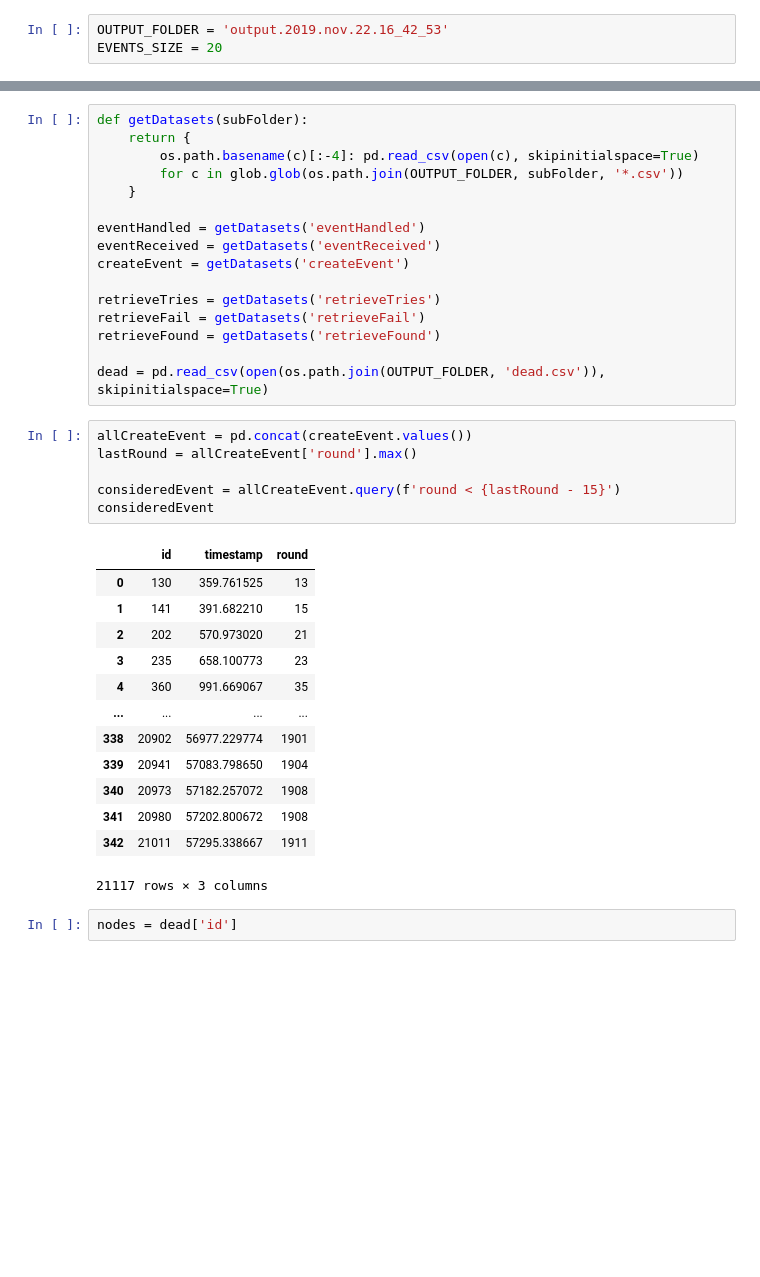
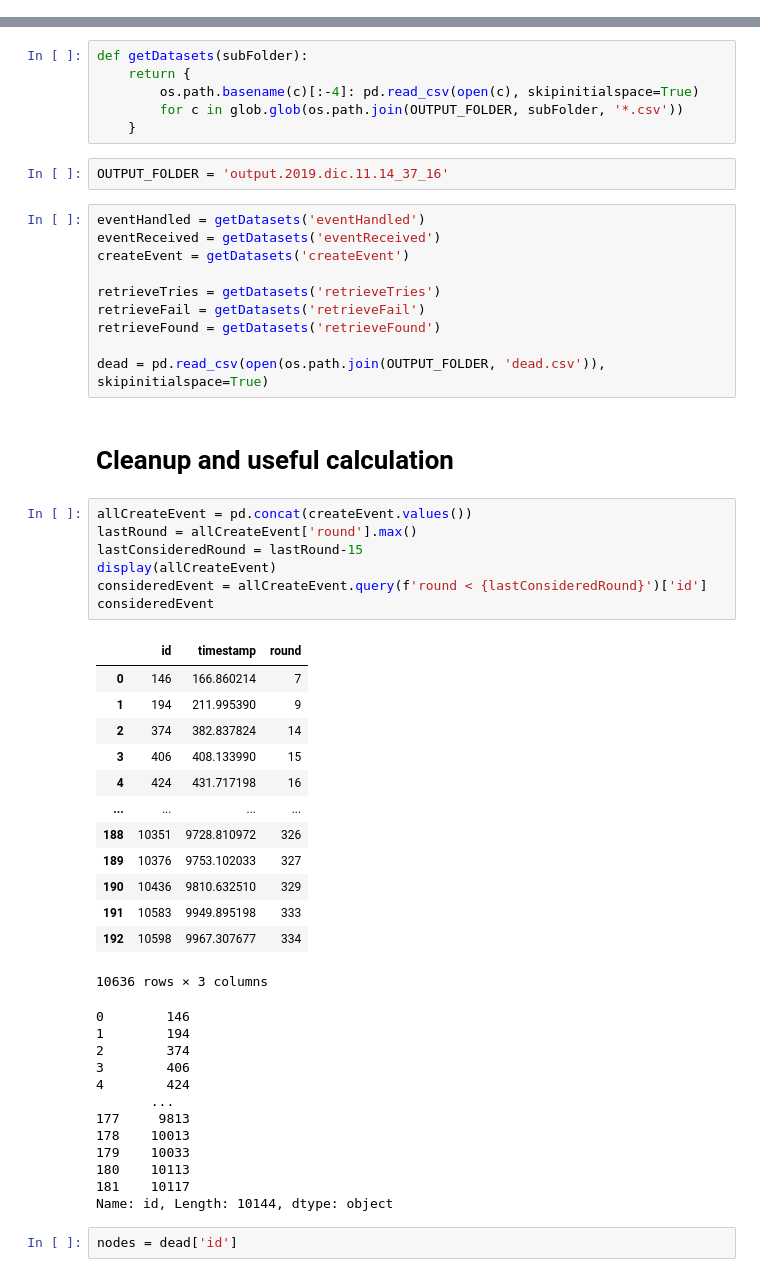
Before and after one commit to esoprana/dsProj1, a Jupyter notebook: analizeRun.ipynb, the cells around one changed output, grey strips where cells are left out. Saved outputs shown, nothing was run; the diff lists cells and outputs as text; blank space fills up the shorter version.

```diff
--- a/analizeRun.ipynb
+++ b/analizeRun.ipynb
@@ -5,3 +0,0 @@ import glob
-# %%
-OUTPUT_FOLDER = 'output.2019.nov.22.16_42_53'
-EVENTS_SIZE = 20
@@ -8,10 +11,12 @@ EVENTS_SIZE = 20
+# %%
+def getDatasets(subFolder):
+    return {
+        os.path.basename(c)[:-4]: pd.read_csv(open(c), skipinitialspace=True)
+        for c in glob.glob(os.path.join(OUTPUT_FOLDER, subFolder, '*.csv'))
+    }
+# %%
+OUTPUT_FOLDER = 'output.2019.dic.11.14_37_16'
 # %%
-def getDatasets(subFolder):
-    return {
-        os.path.basename(c)[:-4]: pd.read_csv(open(c), skipinitialspace=True)
-        for c in glob.glob(os.path.join(OUTPUT_FOLDER, subFolder, '*.csv'))
-    }
-
 eventHandled = getDatasets('eventHandled')
 eventReceived = getDatasets('eventReceived')
 createEvent = getDatasets('createEvent')
@@ -21,25 +26,40 @@ retrieveFail = getDatasets('retrieveFail')
 retrieveFound = getDatasets('retrieveFound')
 
 dead = pd.read_csv(open(os.path.join(OUTPUT_FOLDER, 'dead.csv')), skipinitialspace=True)
+# %% [markdown]
+# Cleanup and useful calculation
 # %%
 allCreateEvent = pd.concat(createEvent.values())
 lastRound = allCreateEvent['round'].max()
-
-consideredEvent = allCreateEvent.query(f'round < {lastRound - 15}')
+lastConsideredRound = lastRound-15
+display(allCreateEvent)
+consideredEvent = allCreateEvent.query(f'round < {lastConsideredRound}')['id']
 consideredEvent
 # %% [output]
 |  | id | timestamp | round |
-| 0 | 130 | 359.761525 | 13 |
-| 1 | 141 | 391.682210 | 15 |
-| 2 | 202 | 570.973020 | 21 |
-| 3 | 235 | 658.100773 | 23 |
-| 4 | 360 | 991.669067 | 35 |
+| 0 | 146 | 166.860214 | 7 |
+| 1 | 194 | 211.995390 | 9 |
+| 2 | 374 | 382.837824 | 14 |
+| 3 | 406 | 408.133990 | 15 |
+| 4 | 424 | 431.717198 | 16 |
 | ... | ... | ... | ... |
-| 338 | 20902 | 56977.229774 | 1901 |
-| 339 | 20941 | 57083.798650 | 1904 |
-| 340 | 20973 | 57182.257072 | 1908 |
-| 341 | 20980 | 57202.800672 | 1908 |
-| 342 | 21011 | 57295.338667 | 1911 |
+| 188 | 10351 | 9728.810972 | 326 |
+| 189 | 10376 | 9753.102033 | 327 |
+| 190 | 10436 | 9810.632510 | 329 |
+| 191 | 10583 | 9949.895198 | 333 |
+| 192 | 10598 | 9967.307677 | 334 |
-21117 rows × 3 columns
+10636 rows × 3 columns
+0        146
+1        194
+2        374
+3        406
+4        424
+       ...
+177     9813
+178    10013
+179    10033
+180    10113
+181    10117
+Name: id, Length: 10144, dtype: object
 # %%
 nodes = dead['id']
```
Also changed, not shown: parts of 42 cells of this notebook, 2 other files.
